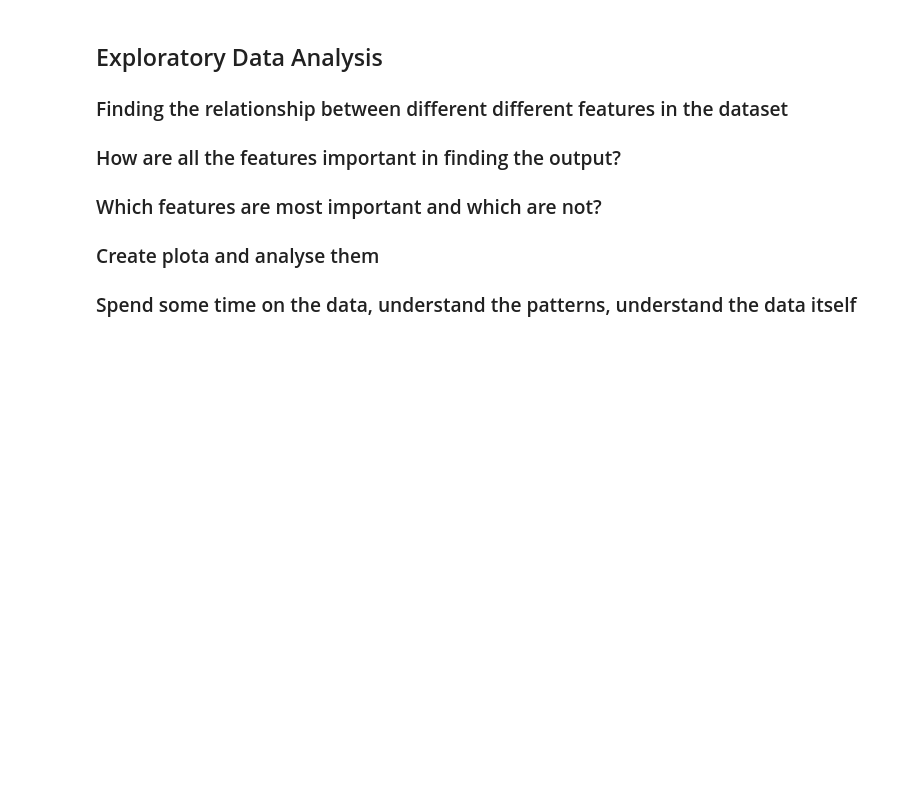
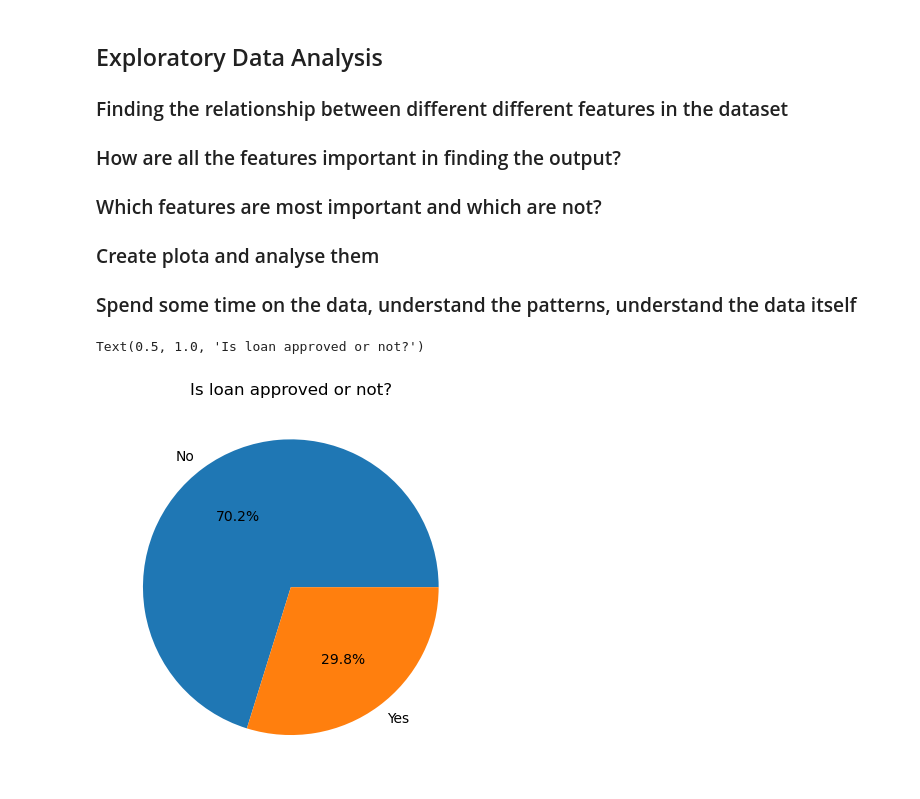
Before and after one commit to VineethaJNV/Creditwise_Loan_System, a Jupyter notebook: credit_wise.ipynb, the cells around one changed output. Cells and saved outputs as stored; diff of their text form; code cells hidden in the pictures; blank space fills up the shorter version.

```diff
--- a/credit_wise.ipynb
+++ b/credit_wise.ipynb
@@ -164,3 +164,16 @@ dtype: int64
 ### Which features are most important and which are not?
 ### Create plota and analyse them
 ### Spend some time on the data, understand the patterns, understand the data itself
+# %%
+# How balanced our classes in result are?
+# We can find the calsses in our output
+classes_count = df["Loan_Approved"].value_counts()
+classes_count
+# When we have 2 or more categories, it makes more sense to plot it in pie chart
+plt.pie(classes_count, labels=["No", "Yes"], autopct="%1.1f%%")
+plt.title("Is loan approved or not?")
+
+# Even in real life the classes will not be balanced, but be like this
+# %% [output]
+Text(0.5, 1.0, 'Is loan approved or not?')
+[figure, added]
```
Also changed, not shown: parts of 21 cells of this notebook.
